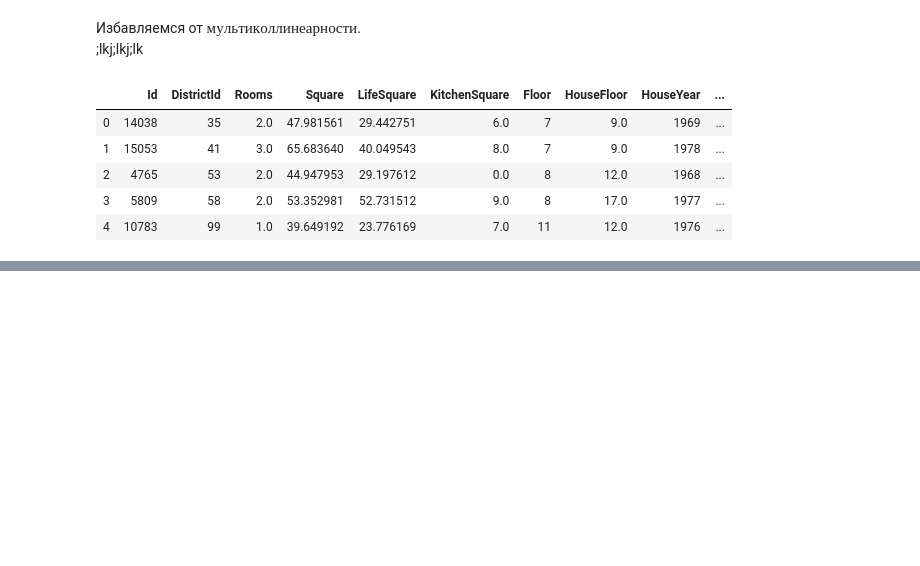
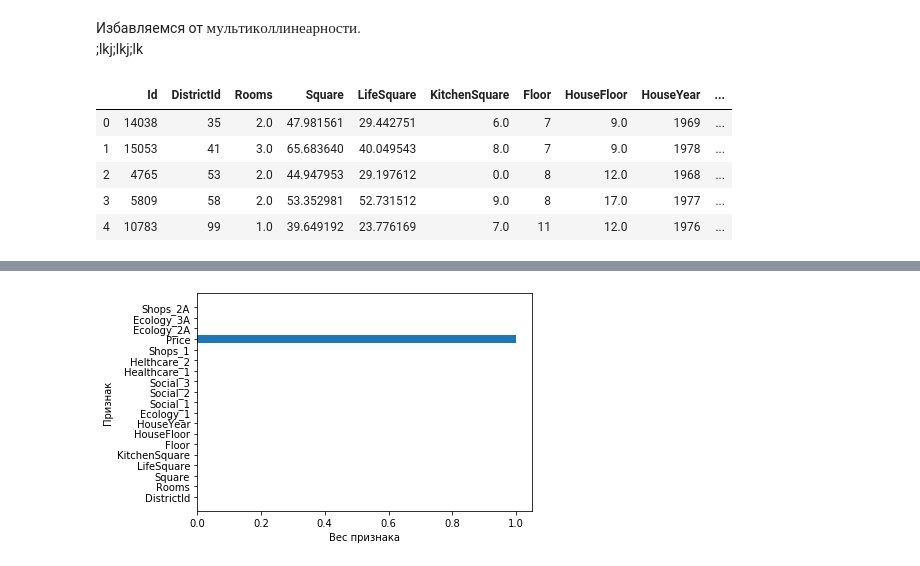
Before and after one commit to comrade747/python, a Jupyter notebook: project_task/ErshovAA_solution.ipynb, the cells around one changed output, grey strips where cells are left out. Saved outputs shown, nothing was run; the diff lists cells and outputs as text; code cells hidden in the pictures; blank space fills up the shorter version.

```diff
--- a/project_task/ErshovAA_solution.ipynb
+++ b/project_task/ErshovAA_solution.ipynb
@@ -191,0 +258,9 @@ r2_score(check_test_rfr["y_test"], check_test_rfr["y_pred"])
+# %%
+plt.barh(feature_names, rfr.feature_importances_.flatten())
+
+plt.xlabel("Вес признака")
+plt.ylabel("Признак")
+
+plt.show()
+# %% [output]
+[figure, added]
```
Also changed, not shown: parts of 28 cells of this notebook.
